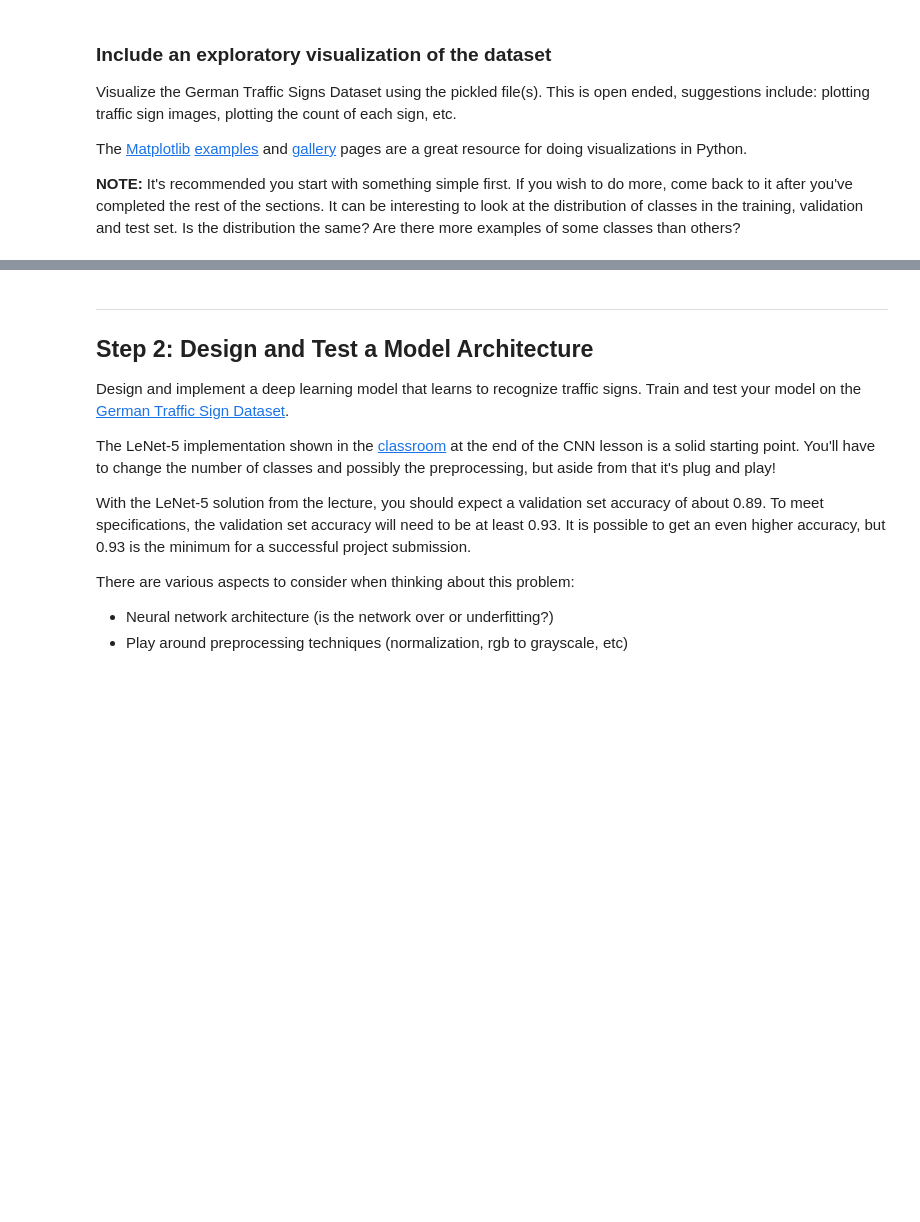
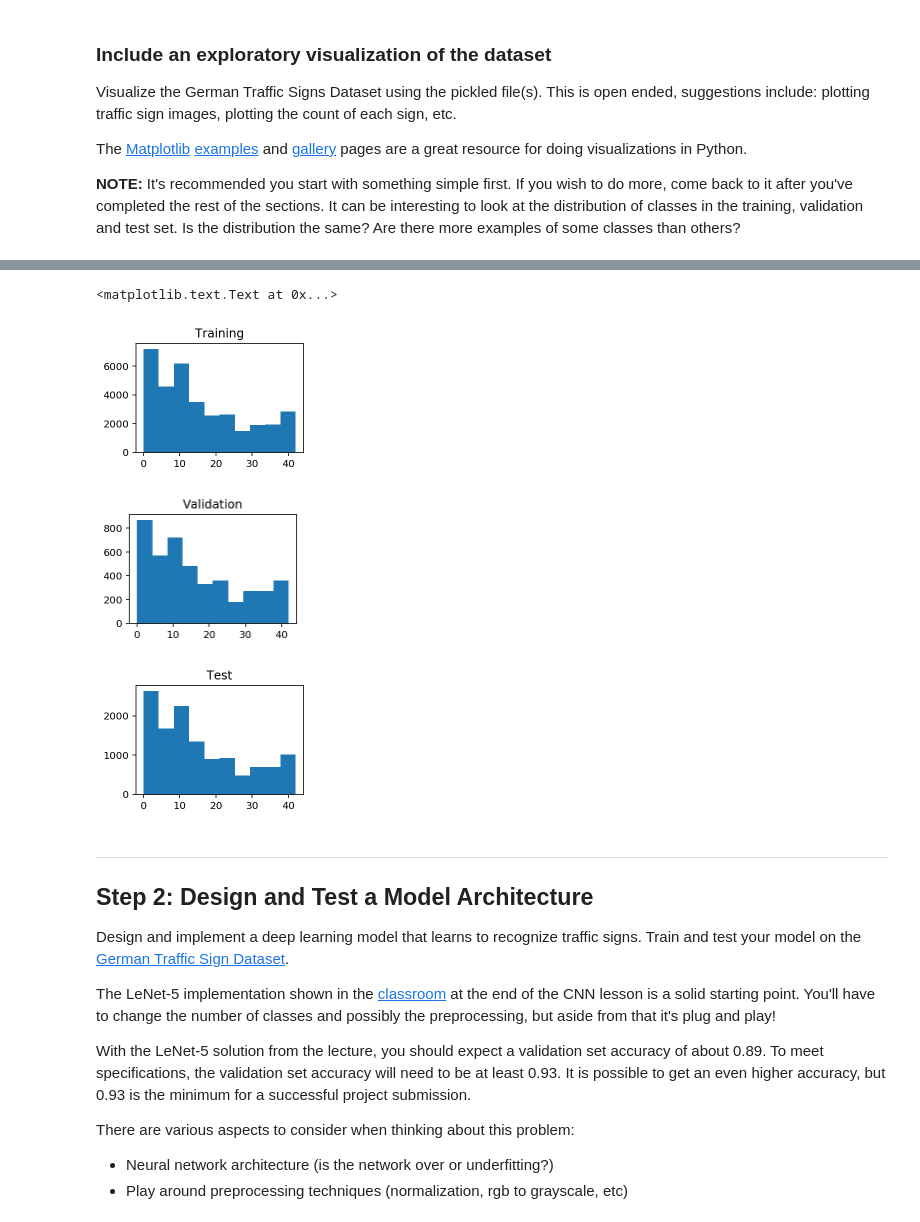
Before and after one commit to yangchunluo/CarND-Traffic-Sign-Classifier-Project, a Jupyter notebook: Traffic_Sign_Classifier.ipynb, the cells around one changed output, grey strips where cells are left out. Drawn from its saved outputs; the diff is of its cells as text; code cells hidden in the pictures; blank space fills up the shorter version.

```diff
--- a/Traffic_Sign_Classifier.ipynb
+++ b/Traffic_Sign_Classifier.ipynb
@@ -132,3 +134,21 @@ plot_random(X_test, y_test)
+# %%
+# Find out the distribution of each sign in train, validation and test dataset
+plt.figure(figsize=(3,2))
+plt.hist(y_train)
+plt.title("Training")
+
+plt.figure(figsize=(3,2))
+plt.hist(y_valid)
+plt.title("Validation")
+
+plt.figure(figsize=(3,2))
+plt.hist(y_test)
+plt.title("Test")
+# %% [output]
+<matplotlib.text.Text at 0x...>
+[figure, added]
+[figure, added]
+[figure, added]
 # %% [markdown]
 ----
 
```
Also changed, not shown: parts of 6 cells of this notebook, 8 other files.
